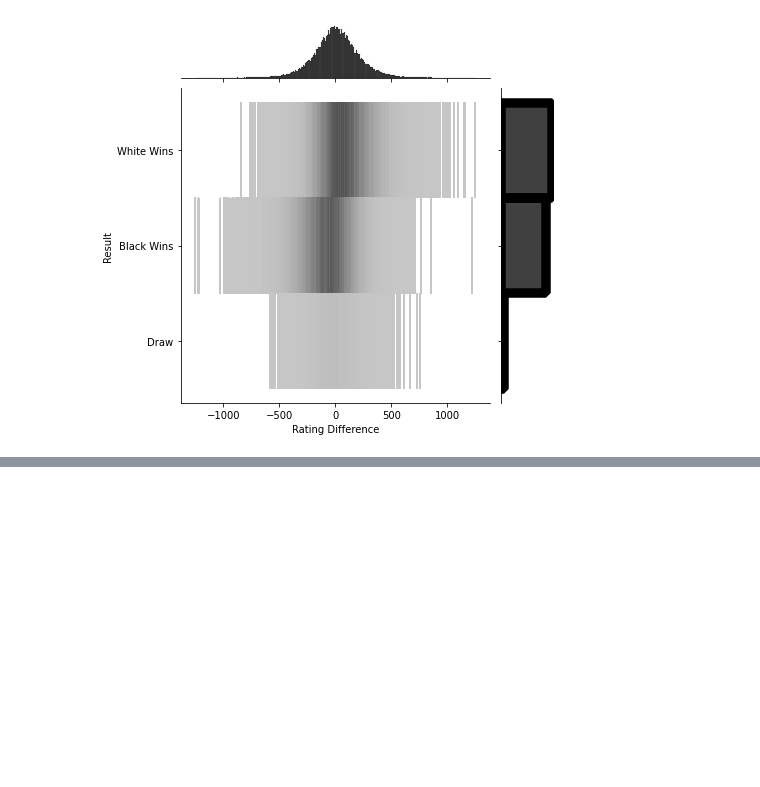
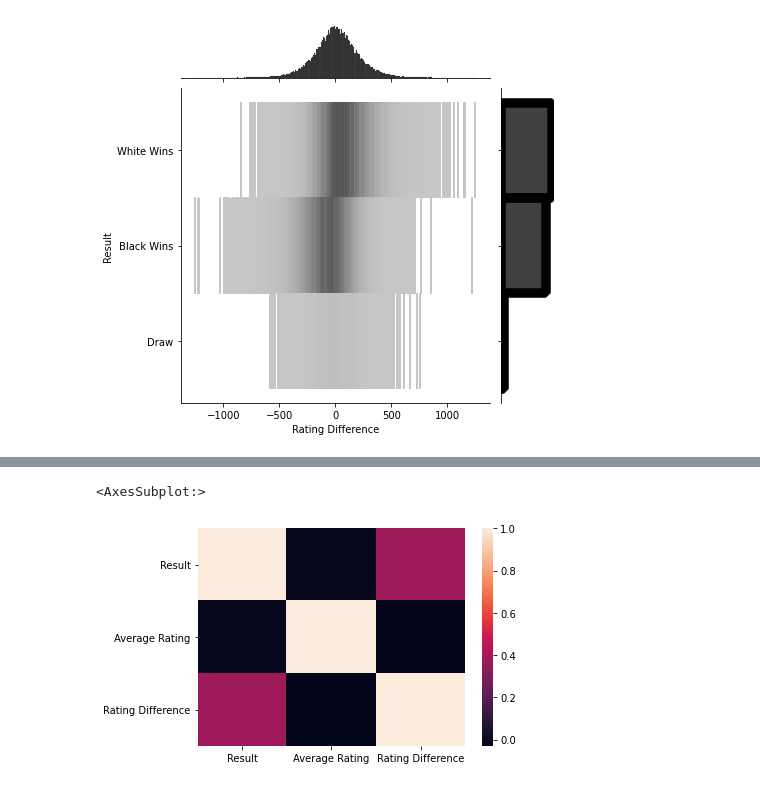
Before and after one commit to VincentKwan1/Crisk, a Jupyter notebook: proj_file.ipynb, the cells around one changed output, grey strips where cells are left out. Drawn from its saved outputs; the diff is of its cells as text; code cells hidden in the pictures; blank space fills up the shorter version.

```diff
--- a/proj_file.ipynb
+++ b/proj_file.ipynb
@@ -237,0 +252,8 @@ sb.jointplot(x='Rating Difference', y = 'Result',data = chess_df, kind = 'hist',
+# %%
+mod_df = chess_df.drop(['PGN','Mode','Termination Type', 'ECO'], axis = 1)
+mod_df['Result'] = mod_df['Result'].apply(lambda x: 1 if x == 'White Wins' else (-1 if x == 'Black Wins' else 0))
+# %%
+sb.heatmap(mod_df.corr())
+# %% [output]
+<AxesSubplot:>
+[figure, added]
```
Also changed, not shown: parts of 3 cells of this notebook.
